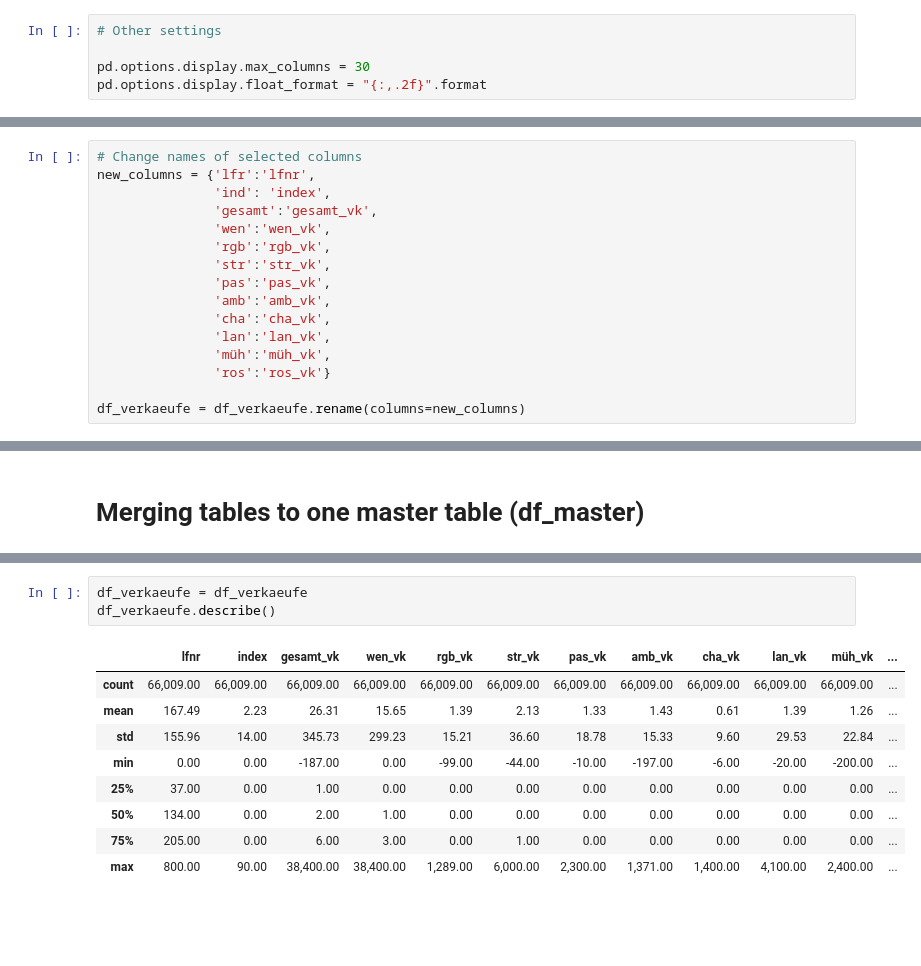
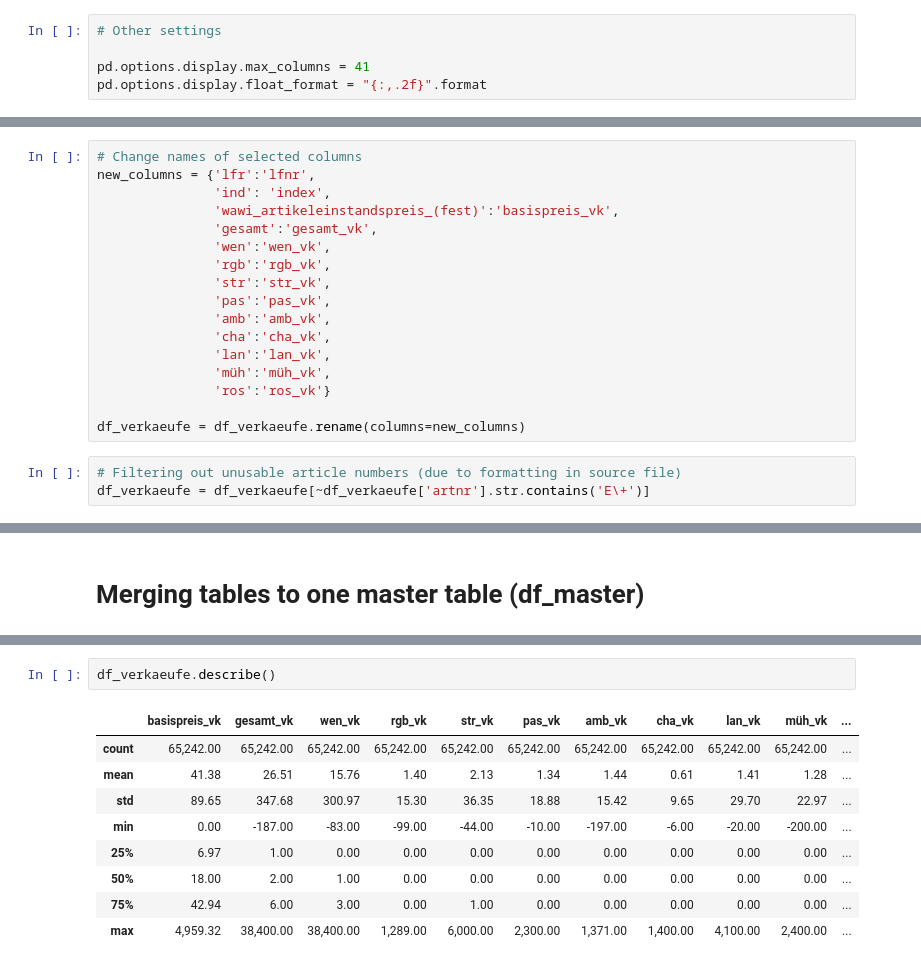
Before and after one commit to capstone-kueblbeck/capstone-kueblbeck, a Jupyter notebook: coding/data_cleaning.ipynb, the cells around one changed output, grey strips where cells are left out. Saved outputs shown, nothing was run; the diff lists cells and outputs as text; blank space fills up the shorter version.

```diff
--- a/coding/data_cleaning.ipynb
+++ b/coding/data_cleaning.ipynb
@@ -19,7 +19,7 @@ schema = 'capstone_kueblbeck' # Schema in our Postgresql database
 # %%
 # Other settings
 
-pd.options.display.max_columns = 30
+pd.options.display.max_columns = 41
 pd.options.display.float_format = "{:,.2f}".format
 # %% [markdown]
 # Loading Dataframes
@@ -209,6 +211,7 @@ df_verkaeufe.head()
 # Change names of selected columns
 new_columns = {'lfr':'lfnr',
                'ind': 'index',
+               'wawi_artikeleinstandspreis_(fest)':'basispreis_vk',
                'gesamt':'gesamt_vk',
                'wen':'wen_vk',
                'rgb':'rgb_vk',
@@ -221,6 +224,9 @@ new_columns = {'lfr':'lfnr',
                'ros':'ros_vk'}
 
 df_verkaeufe = df_verkaeufe.rename(columns=new_columns)
+# %%
+# Filtering out unusable article numbers (due to formatting in source file)
+df_verkaeufe = df_verkaeufe[~df_verkaeufe['artnr'].str.contains('E\+')]
 # %%
 display(df_verkaeufe.head())
 display(df_verkaeufe.info())
@@ -315,13 +298,12 @@ df_master.describe()
 # %%
-df_verkaeufe = df_verkaeufe
 df_verkaeufe.describe()
 # %% [output]
-|  | lfnr | index | gesamt_vk | wen_vk | rgb_vk | str_vk | pas_vk | amb_vk | cha_vk | lan_vk | müh_vk | ... |
-| count | 66,009.00 | 66,009.00 | 66,009.00 | 66,009.00 | 66,009.00 | 66,009.00 | 66,009.00 | 66,009.00 | 66,009.00 | 66,009.00 | 66,009.00 | ... |
-| mean | 167.49 | 2.23 | 26.31 | 15.65 | 1.39 | 2.13 | 1.33 | 1.43 | 0.61 | 1.39 | 1.26 | ... |
-| std | 155.96 | 14.00 | 345.73 | 299.23 | 15.21 | 36.60 | 18.78 | 15.33 | 9.60 | 29.53 | 22.84 | ... |
-| min | 0.00 | 0.00 | -187.00 | 0.00 | -99.00 | -44.00 | -10.00 | -197.00 | -6.00 | -20.00 | -200.00 | ... |
-| 25% | 37.00 | 0.00 | 1.00 | 0.00 | 0.00 | 0.00 | 0.00 | 0.00 | 0.00 | 0.00 | 0.00 | ... |
-| 50% | 134.00 | 0.00 | 2.00 | 1.00 | 0.00 | 0.00 | 0.00 | 0.00 | 0.00 | 0.00 | 0.00 | ... |
-| 75% | 205.00 | 0.00 | 6.00 | 3.00 | 0.00 | 1.00 | 0.00 | 0.00 | 0.00 | 0.00 | 0.00 | ... |
-| max | 800.00 | 90.00 | 38,400.00 | 38,400.00 | 1,289.00 | 6,000.00 | 2,300.00 | 1,371.00 | 1,400.00 | 4,100.00 | 2,400.00 | ... |
+|  | basispreis_vk | gesamt_vk | wen_vk | rgb_vk | str_vk | pas_vk | amb_vk | cha_vk | lan_vk | müh_vk | ... |
+| count | 65,242.00 | 65,242.00 | 65,242.00 | 65,242.00 | 65,242.00 | 65,242.00 | 65,242.00 | 65,242.00 | 65,242.00 | 65,242.00 | ... |
+| mean | 41.38 | 26.51 | 15.76 | 1.40 | 2.13 | 1.34 | 1.44 | 0.61 | 1.41 | 1.28 | ... |
+| std | 89.65 | 347.68 | 300.97 | 15.30 | 36.35 | 18.88 | 15.42 | 9.65 | 29.70 | 22.97 | ... |
+| min | 0.00 | -187.00 | -83.00 | -99.00 | -44.00 | -10.00 | -197.00 | -6.00 | -20.00 | -200.00 | ... |
+| 25% | 6.97 | 1.00 | 0.00 | 0.00 | 0.00 | 0.00 | 0.00 | 0.00 | 0.00 | 0.00 | ... |
+| 50% | 18.00 | 2.00 | 1.00 | 0.00 | 0.00 | 0.00 | 0.00 | 0.00 | 0.00 | 0.00 | ... |
+| 75% | 42.94 | 6.00 | 3.00 | 0.00 | 1.00 | 0.00 | 0.00 | 0.00 | 0.00 | 0.00 | ... |
+| max | 4,959.32 | 38,400.00 | 38,400.00 | 1,289.00 | 6,000.00 | 2,300.00 | 1,371.00 | 1,400.00 | 4,100.00 | 2,400.00 | ... |
```
Also changed, not shown: parts of 27 cells of this notebook, 1 other file.
